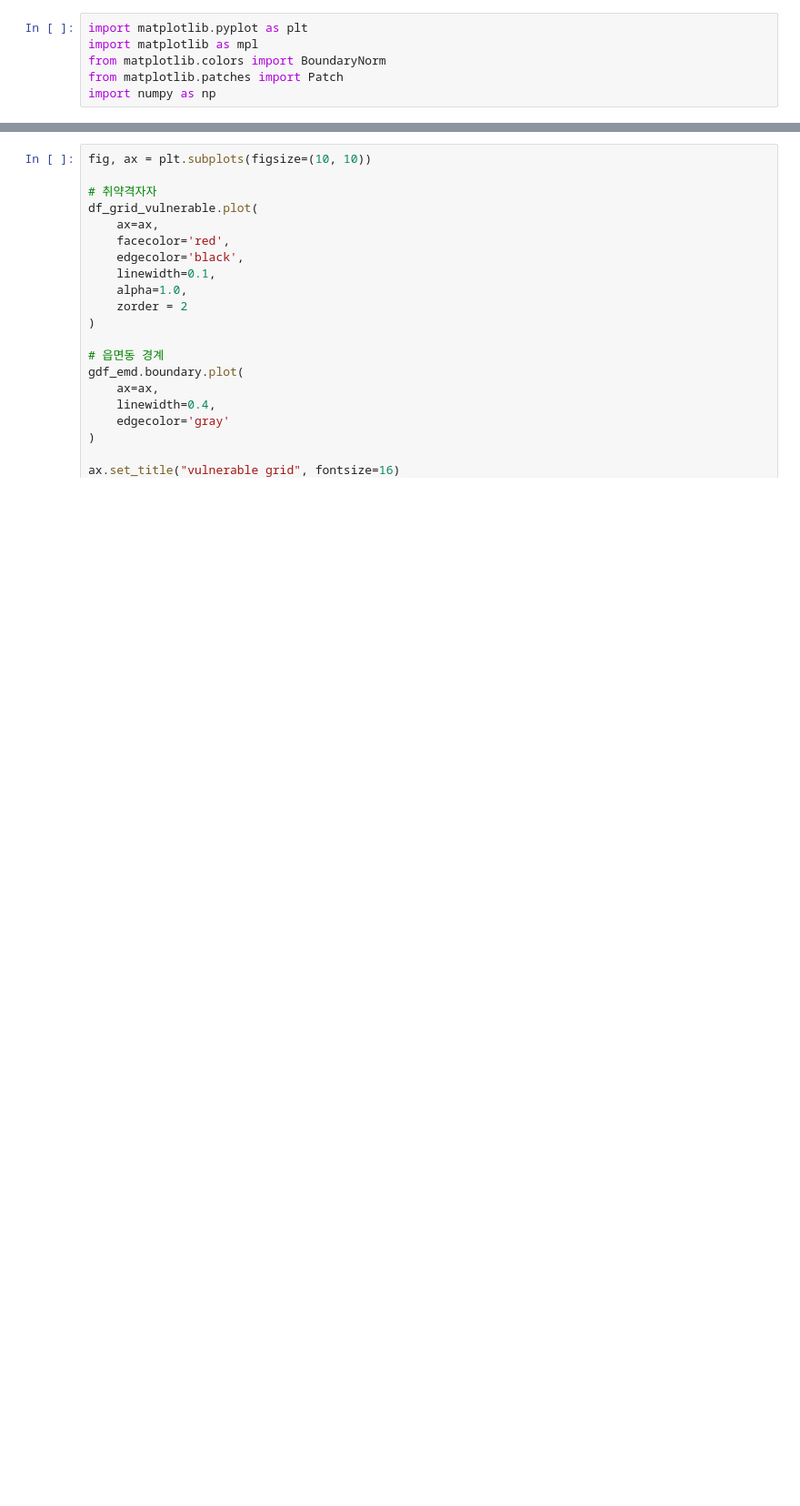
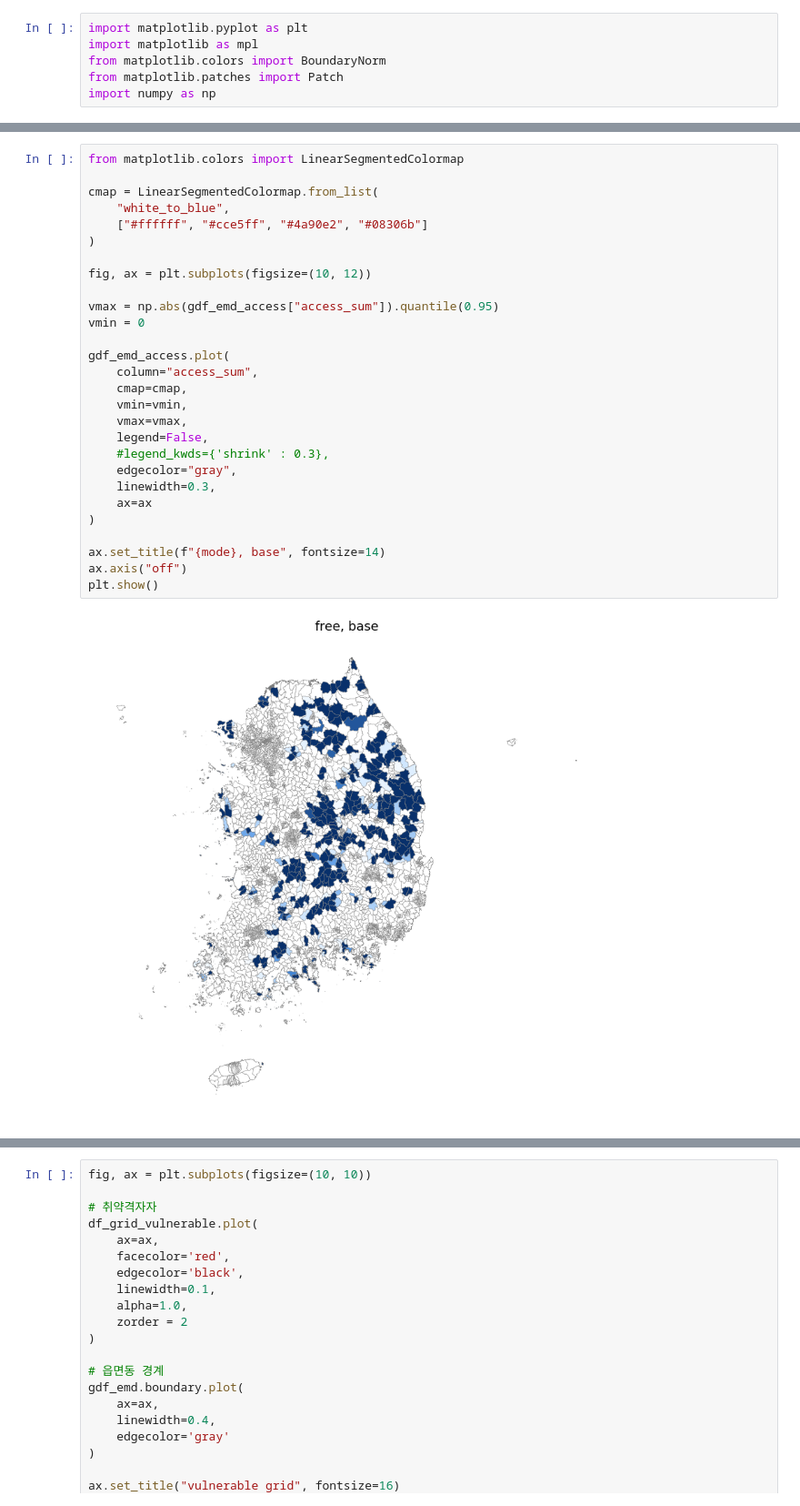
Before and after one commit to hshoon16/publichealth, a Jupyter notebook: analyze.ipynb, the cells around one changed output, grey strips where cells are left out. Shown at 91% size. Drawn from its saved outputs; the diff is of its cells as text; blank space fills up the shorter version.

```diff
--- a/analyze.ipynb
+++ b/analyze.ipynb
@@ -388,0 +349,30 @@ import numpy as np
+# %%
+from matplotlib.colors import LinearSegmentedColormap
+
+cmap = LinearSegmentedColormap.from_list(
+    "white_to_blue",
+    ["#ffffff", "#cce5ff", "#4a90e2", "#08306b"]
+)
+
+fig, ax = plt.subplots(figsize=(10, 12))
+
+vmax = np.abs(gdf_emd_access["access_sum"]).quantile(0.95)
+vmin = 0
+
+gdf_emd_access.plot(
+    column="access_sum",
+    cmap=cmap,
+    vmin=vmin,
+    vmax=vmax,
+    legend=False,
+    #legend_kwds={'shrink' : 0.3},
+    edgecolor="gray",
+    linewidth=0.3,
+    ax=ax
+)
+
+ax.set_title(f"{mode}, base", fontsize=14)
+ax.axis("off")
+plt.show()
+# %% [output]
+[figure, added]
```
Also changed, not shown: parts of 61 cells of this notebook, 1 other file.
